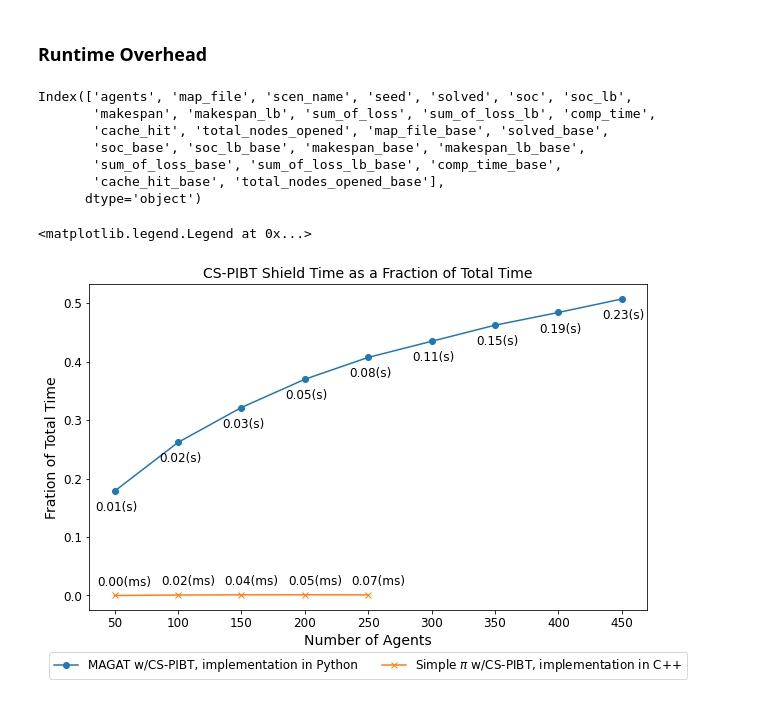
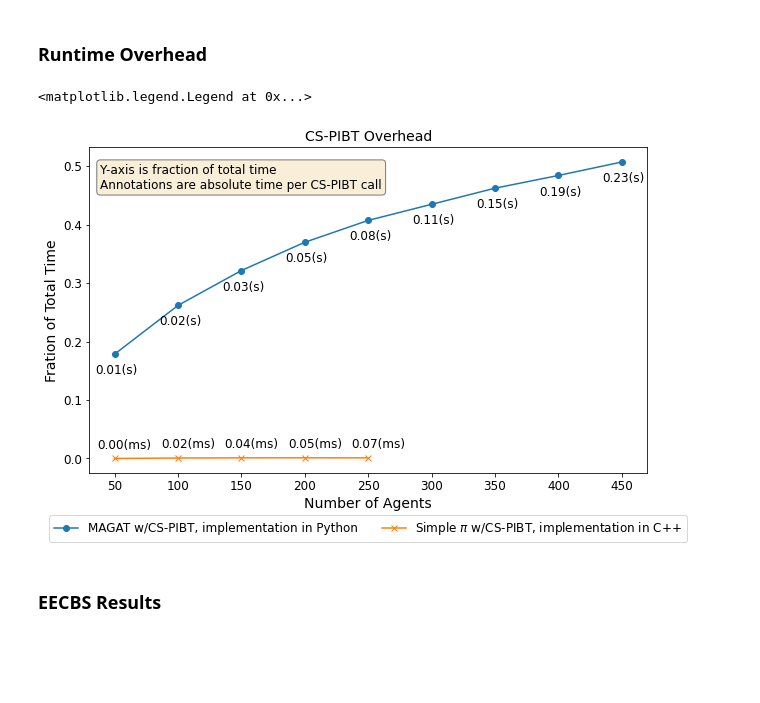
Before and after one commit to ArthurJakobsson/lacam_original, a Jupyter notebook: py/practice.ipynb, the cells around one changed output. Cells and saved outputs as stored; diff of their text form; code cells hidden in the pictures; blank space fills up the shorter version.

```diff
--- a/py/practice.ipynb
+++ b/py/practice.ipynb
@@ -23,9 +31,15 @@ magatDataPath = ["/home/rishi/Desktop/CMU/Research/ml-mapf/lacam/lacam_original/
 # %%
 ### Get MAGAT data for table
 df = pd.read_csv(magatDataPath)
+df["solved"] = df["magatSucceed"]
+df["soc"] = df["magatCost"]
+
 for agentNum in df["agents"].unique():
     agentDf = df.loc[df["agents"] == agentNum]
-    print(agentNum, len(agentDf), agentDf["magatSucceed"].mean())
+    tmp = agentDf["magatSucceed"].mean()
+    print(f"{agentNum}, {len(agentDf)}, {tmp}")
     agentDf = agentDf.loc[agentDf["magatSucceed"] == 1]
-    print(agentDf["magatCost"].median())
+    # print(agentDf["magatCost"].median())
+
+constraintDf = df
 # %% [output]
@@ -47,11 +61,14 @@ lacamBasePath = ["/home/rishi/Desktop/CMU/Research/ml-mapf/lacam/lacam_original/
                 "/home/rishi/Desktop/CMU/Research/ml-mapf/lacam/lacam_original/logs/random-32-32-10/random_1_unweight_w4_naive_collision_5seeds.csv",
                 "/home/rishi/Desktop/CMU/Research/ml-mapf/lacam/lacam_original/logs/random-32-32-10/random_1_unweight_w4_pibt_no_random_5seeds.csv",
                 "/home/rishi/Desktop/CMU/Research/ml-mapf/lacam/lacam_original/logs/random-32-32-10/nonn_manhattan_lacam_5seeds.csv",
-                "/home/rishi/Desktop/CMU/Research/ml-mapf/lacam/lacam_original/logs/random-32-32-10/nonn_manhattan_pibt_5seeds.csv"][-2]
+                "/home/rishi/Desktop/CMU/Research/ml-mapf/lacam/lacam_original/logs/random-32-32-10/nonn_manhattan_pibt_5seeds.csv"][1]
 
 # lacamBasePath = "/home/rishi/Desktop/CMU/Research/ml-mapf/lacam/lacam_original/logs/random-32-32-10/nonn_noisy_{}_{}_5seeds.csv".format("lacam", 10)
 
-df = pd.read_csv(lacamBasePath)
+# dfMain = pd.read_csv(lacamBasePath)
+df = pd.merge(dfMain, constraintDf, on=["scen_name", "agents", "seed"], how="inner", suffixes=("", "_base"))
+df = df.loc[df["solved_base"] == 1]
+
 for agentNum in df["agents"].unique():
     agentDf = df.loc[df["agents"] == agentNum]
     # agentDf = agentDf.loc[agentDf["total_nodes_opened"] < 1]
@@ -80,0 +110,3 @@ for agentNum in df["agents"].unique():
+# %%
+df = readAnyCSV(lacamBasePath[3])
+df
@@ -103,7 +237,7 @@ simpleNaive = [0, 0, 0, 0, 0]
 simplePIBT = [0.92, 0.88, 0.592, 0, 0]
 simpleLaCAM = [1, 1, 0.992, 0.896, 0.576]
 
-data = {"agents": agentNum, "MAGAT": magatNaive, "MAGAT w/CS-PIBT": magatPibt, "PIBT": pibt}
+data = {"agents": agentNum, "MAGAT": magatNaive, "MAGAT w/CS-PIBT": magatPibt}#, "PIBT": pibt}
         # "simpleNN": simpleNaive, "simpleNN w/LaCAM": simpleLaCAM}#}
 # %%
 
@@ -347,8 +526,11 @@ df = pd.read_csv(magatPath)
 
 nnDf = pd.read_csv("/home/rishi/Desktop/CMU/Research/ml-mapf/lacam/lacam_original/logs/random-32-32-10/random_1_unweight_w4_pibt_5seeds.csv")
 baseDf = pd.read_csv("/home/rishi/Desktop/CMU/Research/ml-mapf/lacam/lacam_original/logs/random-32-32-10/nonn_pibt_20seeds.csv")
-nnDf = pd.merge(nnDf, baseDf, on=["scen_name", "agents", "seed"], how="inner", suffixes=("", "_base")) # Adds soc_lb
-print(nnDf.columns)
+nnDf = pd.merge(nnDf, baseDf, on=["scen_name", "agents", "seed"], how="inner", suffixes=("", "_base"))
+
+# nnDf = pd.read_csv("/home/rishi/Desktop/CMU/Research/ml-mapf/lacam/lacam_original/logs/random-32-32-10/random_1_unweight_w4_5seeds.csv")
+# baseDf = pd.read_csv("/home/rishi/Desktop/CMU/Research/ml-mapf/lacam/lacam_original/logs/random-32-32-10/nonnfull.csv")
+# nnDf = pd.merge(nnDf, baseDf, on=["scen_name", "agents", "seed"], how="inner", suffixes=("", "_base"))
 
 fig, ax = plt.subplots(figsize=(10, 6))
 ## Add lines per rVal
@@ -356,7 +538,8 @@ data = []
 yVals = []
 cppData = []
 cppAnotate = []
-for agentNum in df["agents"].unique():
+numAgents = range(50, 451, 50)
+for agentNum in numAgents:
     agentDf = df.loc[(df["agents"] == agentNum) & (df["magatSucceed"] == 1)]
     if (len(agentDf) == 0):
         data.append(np.nan)
@@ -364,40 +547,46 @@ for agentNum in df["agents"].unique():
     data.append((agentDf["pibtShieldTime"]/agentDf["totalTime"]).median())
     yVals.append((agentDf["pibtShieldTime"]/agentDf["magatMakespan"]).median())
 
     agentDf = nnDf.loc[(nnDf["agents"] == agentNum) & (nnDf["solved"] == 1)]
     if (len(agentDf) == 0):
         cppData.append(np.nan)
         continue
     totalPer = agentDf["comp_time"]/agentDf["total_nodes_opened"]
     cspibtPer = agentDf["comp_time_base"]/agentDf["total_nodes_opened_base"]
     cppAnotate.append(cspibtPer.median())
     cppData.append((cspibtPer/totalPer).median())
 ax.plot(numAgents, data, label="MAGAT w/CS-PIBT, implementation in Python", marker='o')
 ax.plot(numAgents, cppData, label="Simple $\pi$ w/CS-PIBT, implementation in C++", marker='x')
 
 # Add annotations
 for i, a in enumerate(yVals):
     if np.isnan(a):
         continue
     ax.annotate("{:.2f}(s)".format(a), (numAgents[i], data[i]), textcoords="offset points", xytext=(2, -20), ha='center')
 
 for i, a in enumerate(cppAnotate):
     if np.isnan(a):
         continue
     ax.annotate("{:.2f}(ms)".format(a), (numAgents[i], cppData[i]), textcoords="offset points", xytext=(10, 10), ha='center')
 
-ax.set_title("CS-PIBT Shield Time as a Fraction of Total Time")
+# Add single box annotation in bottom right of plot
+# ax.annotate("WQIUHIQWUHDIUWQHD", (0.5, 0.05), textcoords="axes fraction", xytext=(0, 0), ha='right')
+# ax.text(45, 0.48, 'Annotations are absolute time per CS-PIBT call', size=12, color='purple')
+
+props = dict(boxstyle='round', facecolor='wheat', alpha=0.5)
+# place a text box in upper left in axes coords
+textString = "Y-axis is fraction of total time\nAnnotations are absolute time per CS-PIBT call"
+ax.text(0.02, 0.95, textString, transform=ax.transAxes, fontsize=12,
+        verticalalignment='top', bbox=props)
+
+ax.set_title("CS-PIBT Overhead")
 # ax.set_yscale("log")
 ax.set_ylabel('Fration of Total Time')
 ax.set_xlabel('Number of Agents')
 ax.legend(loc='upper center', bbox_to_anchor=(0.5, -0.11), ncol=5)
+# plt.savefig("fig-runtime-overhead.pdf", bbox_inches='tight', dpi=600)
 # %% [output]
-Index(['agents', 'map_file', 'scen_name', 'seed', 'solved', 'soc', 'soc_lb',
-       'makespan', 'makespan_lb', 'sum_of_loss', 'sum_of_loss_lb', 'comp_time',
-       'cache_hit', 'total_nodes_opened', 'map_file_base', 'solved_base',
-       'soc_base', 'soc_lb_base', 'makespan_base', 'makespan_lb_base',
-       'sum_of_loss_base', 'sum_of_loss_lb_base', 'comp_time_base',
-       'cache_hit_base', 'total_nodes_opened_base'],
-      dtype='object')
+<matplotlib.legend.Legend at 0x...>
-<matplotlib.legend.Legend at 0x...>
-[figure, old version]
+[figure, new version]
+# %% [markdown]
+### EECBS Results
```
Also changed, not shown: parts of 14 cells of this notebook, 3 other files.
